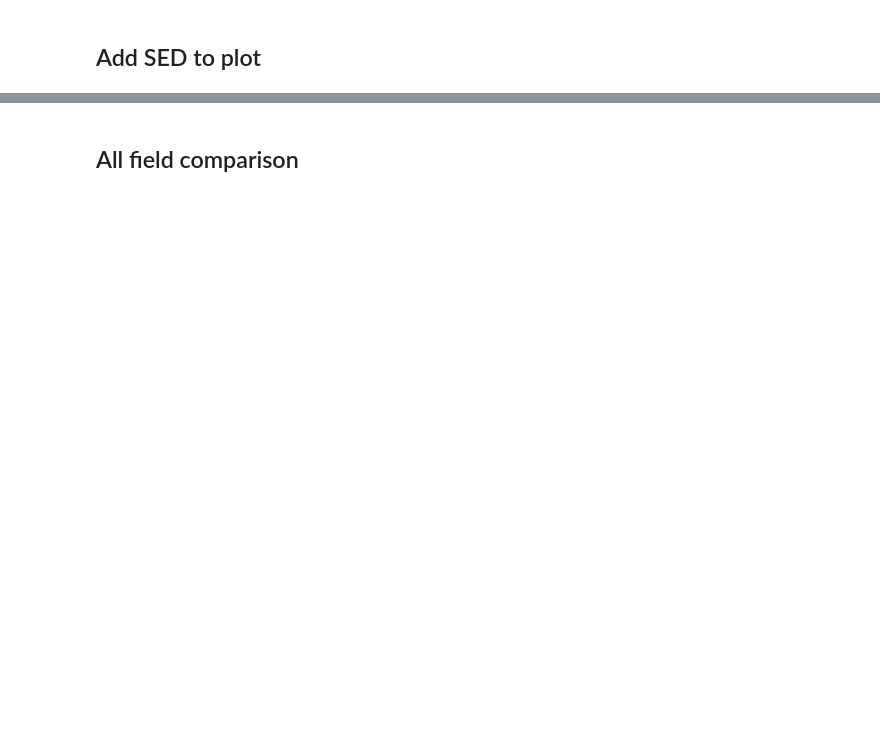
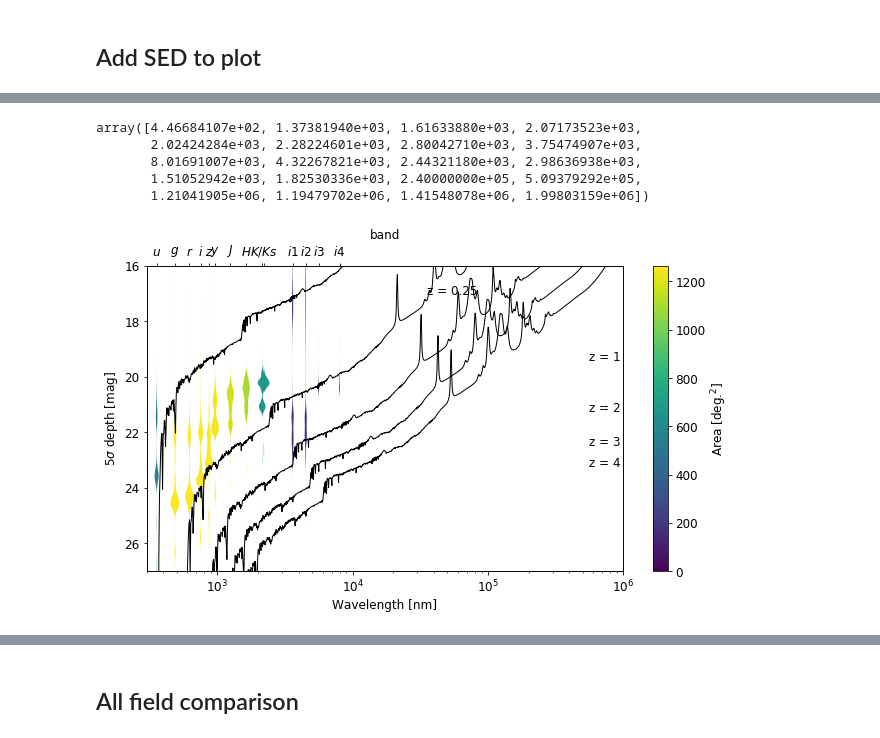
Before and after one commit to H-E-L-P/dmu_products, a Jupyter notebook: dmu31/dmu31_Examples/Oliver_et_al_figures/2_depth_figures.ipynb, the cells around one changed output, grey strips where cells are left out. Cells and saved outputs as stored; diff of their text form; code cells hidden in the pictures; blank space fills up the shorter version.

```diff
--- a/dmu31/dmu31_Examples/Oliver_et_al_figures/2_depth_figures.ipynb
+++ b/dmu31/dmu31_Examples/Oliver_et_al_figures/2_depth_figures.ipynb
@@ -1171,4 +1524,6 @@ s.add_contribution("HELP_SED", orig_spec['wavelength'], orig_spec['L_lambda_tota
 
 #z=1
 zs = np.arange(1, 5, 1)
+# %%
+gal_fluxes = np.full([len(zs), len(bands)], np.nan)
 # %% [raw]
@@ -1211,7 +1571,13 @@ pos = [3561.,     #u  (SDSS)
        36000.,    #i1
        45000.,    #i2
        56000.,    #i3
-       80000.    #i4
+       80000.,    #i4
+       240000.,    #mips_24
+       1000000.,    #pacs_100
+       1600000.,    #pacs_160
+       2500000.,    #spire_250
+       3500000.,    #spire_350
+       5000000.,    #spire_500
       ]
 fwhms = [
        [3048., 4028.],     #u  (SDSS)
@@ -1227,5 +1593,11 @@ fwhms = [
        [31296, 39614 ],     #i1
        [39173, 50561],      #i2
        [48983, 65089],     #i3
-       [62994, 95876]      #i4
+       [62994, 95876],      #i4
+       [240000.,340000.],    #mips_24 GUESSES!!!!
+       [1000000.,1500000.],    #pacs_100
+       [1600000.,1900000.],    #pacs_160
+       [2500000.,3000000.],    #spire_250
+       [3500000.,4000000.],    #spire_350
+       [5000000.,5500000.]    #spire_500
         ]
@@ -1361,3 +1787,11 @@ plt.savefig('./figs/band_depths_overviews_areaweighted_with_seds.png', bbox_inch
+# %%
+log_widths
+# %% [output]
+array([4.46684107e+02, 1.37381940e+03, 1.61633880e+03, 2.07173523e+03,
+       2.02424284e+03, 2.28224601e+03, 2.80042710e+03, 3.75474907e+03,
+       8.01691007e+03, 4.32267821e+03, 2.44321180e+03, 2.98636938e+03,
+       1.51052942e+03, 1.82530336e+03, 2.40000000e+05, 5.09379292e+05,
+       1.21041905e+06, 1.19479702e+06, 1.41548078e+06, 1.99803159e+06])
 # %%
 # fake data
 fs = 10  # fontsize
@@ -1381,11 +1815,12 @@ ax2 = ax.twiny()
 #ax2.set_xticklabels(['$' + band + '$' for band in bands])
 #ax2.set_xlabel('band')
 #ax2.set_xscale('log')
-ax2.set_xlim(np.log10(3000.), np.log10(100000))
-ax2.set_xticks(np.log10(pos))
+ax2.set_xlim(np.log10(300.), np.log10(1000000))
+ax2.set_xticks(np.log10(np.array(pos)/10))
 ax2.set_xticklabels(['${}$'.format(band).replace('$Ks$', '').replace('K', 'K/Ks') for band in bands])
 ax2.set_xlabel('band')
 #ax2.set_xscale('log')
+
 
 line_styles = [':', '-.', '--', '-']
 colours = ['y', 'b', 'g', 'r', 'k']
@@ -1393,13 +1828,15 @@ for n, z in enumerate([0.25, 1, 2, 3, 4]):
     sed = s.copy()
     mod = get_module("redshifting", redshift=z)
     mod.process(sed)
-    ax.plot(sed.wavelength_grid*10,
-            np.log10(sed.fnu * 1.e-3),
-            #c='k',
-            c= colours[n],
+    ax.plot(sed.wavelength_grid, #*10 factor ten turns angstrom to nm fix unit error
+            #np.log10(sed.fnu * 1.e-3), #This is for flux in Jy
+            flux_to_mag(sed.fnu * 1.e-3)[0], #This is for flux in mag
+            c='k',
+            #c= colours[n],
             #linestyle = line_styles[n],
             label= 'z = {}'.format(z),
-            alpha=0.5
+            linewidth=1.0,
+            alpha=1.
            )
     for m, band in enumerate(cigale_filternames):
         continue
@@ -1413,7 +1850,7 @@ for n, z in enumerate([0.25, 1, 2, 3, 4]):
                 c= colours[n],
                #linestyle = line_styles[n],
                label=lab,
-                alpha=0.7
+                alpha=1.0
                )
 
 
@@ -1421,61 +1858,68 @@ for n, z in enumerate([0.25, 1, 2, 3, 4]):
 
 
 
-ax.set_ylabel('log10( 5$\sigma$ Depths  [Jy] )')
+ax.set_ylabel('5$\sigma$ depth [mag]')
 
 #ax.set_xticks(pos)
 #ax.set_xticklabels(['${}$'.format(band.replace('Ks', '').replace('K', 'K/Ks')) for band in bands])
-ax.set_xlim(3000., 100000)
+ax.set_xlim(300., 1000000)
 ax.set_xscale('log')
 ax.set_xlabel('Wavelength [nm]')
-ax.set_ylim(-7, -3)
-ax.legend(loc=2)
+ax.set_ylim(27, 16)
+#ax.legend(loc=2)
+
 
 #widths
 log_widths = np.ones(len(pos)) * (pos) * .2 * widths
 #areas/np.max(areas)
-parts = ax.violinplot(data,
-                      positions=pos,
-                      widths=log_widths,
+parts = ax.violinplot([flux_to_mag(10**d)[0] for d in data], #flux_to_mag assumes Jy
+                      positions=np.array(pos)/10, #fix unit error
+                      widths=log_widths/10,
                       showmeans=False,
                       showmedians=False, #widths=widths,
         showextrema=False)
 
 for n, part in enumerate(parts['bodies']):
     part.set_facecolor(colors[n])
-    part.set_alpha(.9)
+    part.set_alpha(1.0)
 
 cax, _ = mpl.colorbar.make_axes([ax, ax2])
 n_ticks = 7
 values = np.linspace(0,1200, n_ticks)
 ticks = values/np.max(areas)
 
 cbar = mpl.colorbar.ColorbarBase(cax, cmap=cmap, ticks = ticks)
 cax.set_yticklabels([int(d) for d in values])
-cbar.set_label('Area [square degrees]')
+cbar.set_label('Area [deg.$^2$]')
 
 
 
-
+plt.figtext(0.49, 0.81, 'z = 0.25')
+plt.figtext(0.70, 0.645, 'z = 1')
+plt.figtext(0.70, 0.52, 'z = 2')
+plt.figtext(0.70, 0.435, 'z = 3')
+plt.figtext(0.70, 0.385, 'z = 4')
 
 
 
 
 
 plt.rc('font', family='serif', serif='Times')
 plt.rc('text') #, usetex=True)
 plt.rc('xtick', labelsize=12)
 plt.rc('ytick', labelsize=12)
 plt.rc('axes', labelsize=12)
 
 #fig.suptitle("Violin Plotting Examples")
 #fig.subplots_adjust(hspace=0.4)
 #plt.ylim(-10,10)
 column_width_cm = 8.9
 width_cm = 3.0 * column_width_cm
 hieght_cm = width_cm / 1.9
 width_inches = width_cm/2.5
 hieght_inches = hieght_cm/2.5
 fig.set_size_inches(width_inches, hieght_inches)
-plt.savefig('./figs/band_depths_overviews_areaweighted_with_seds_wave.pdf', bbox_inches='tight')
-plt.savefig('./figs/band_depths_overviews_areaweighted_with_seds_wave.png', bbox_inches='tight')
+plt.savefig('./figs/band_depths_overviews_areaweighted_with_black_seds_wave_mag.pdf', bbox_inches='tight')
+plt.savefig('./figs/band_depths_overviews_areaweighted_with_black_seds_wave_mag.png', bbox_inches='tight')
+# %% [output]
+[figure, added]
```
Also changed, not shown: parts of 75 cells of this notebook, 2 other files.
